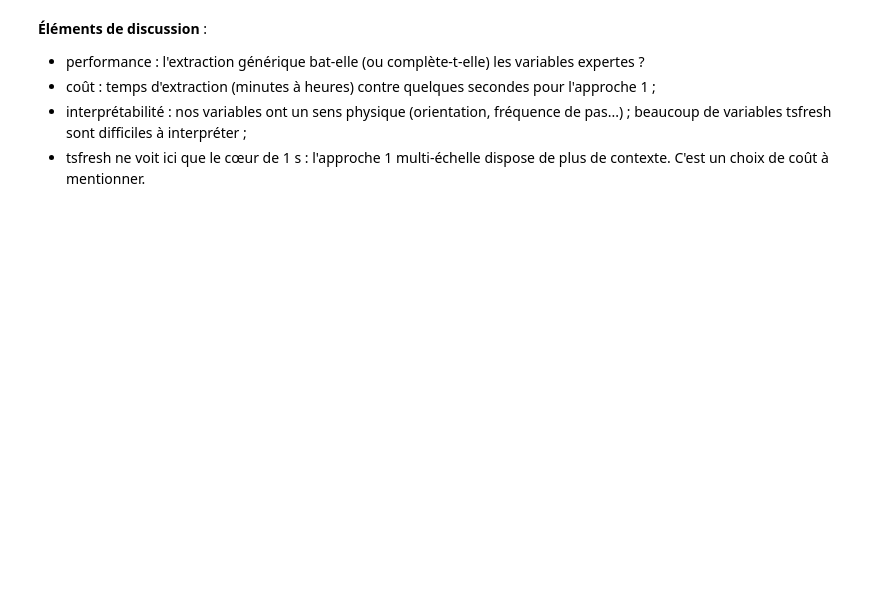
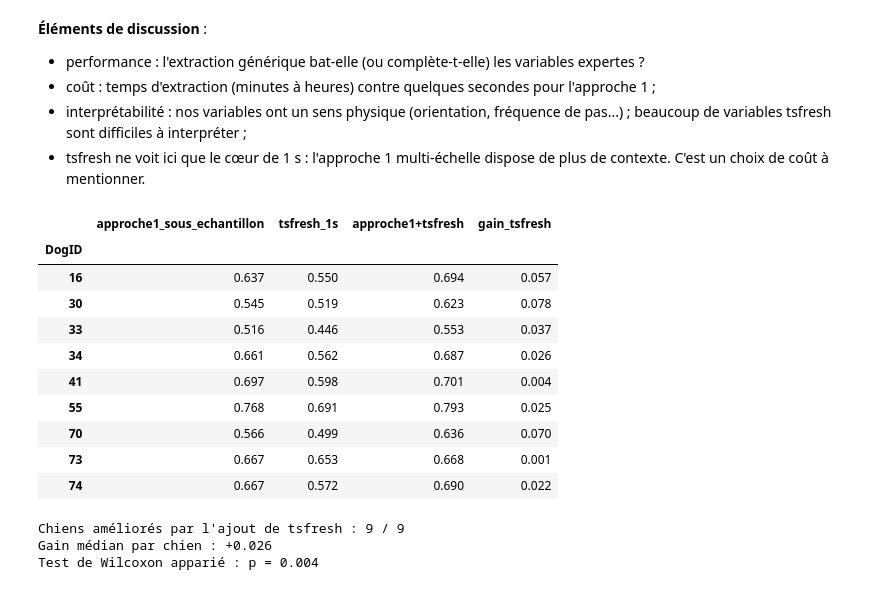
Before and after one commit to aporchet/dog-behavior-analysis, a Jupyter notebook: notebooks/06_comparaison_tsfresh.ipynb, the cells around one changed output. Drawn from its saved outputs; the diff is of its cells as text; code cells hidden in the pictures; blank space fills up the shorter version.

```diff
--- a/notebooks/06_comparaison_tsfresh.ipynb
+++ b/notebooks/06_comparaison_tsfresh.ipynb
@@ -140,3 +202,33 @@ print(f"tsfresh : {len(retenues)} variables retenues par la sélection. Exemples
   variables tsfresh sont difficiles à interpréter ;
 - tsfresh ne voit ici que le cœur de 1 s : l'approche 1 multi-échelle dispose de plus de contexte. C'est un
   choix de coût à mentionner.
+# %%
+from scipy.stats import wilcoxon
+
+scores = {}
+for exp, b in meilleurs.items():
+    pred, _ = modeling.predict(b, test_t)
+    scores[exp] = evaluation.per_dog_scores(test_t.assign(pred=pred)).set_index("DogID")["f1_macro"]
+par_chien = pd.DataFrame(scores)
+par_chien["gain_tsfresh"] = par_chien["approche1+tsfresh"] - par_chien["approche1_sous_echantillon"]
+display(par_chien.round(3))
+
+n_mieux = (par_chien["gain_tsfresh"] > 0).sum()
+print(f"Chiens améliorés par l'ajout de tsfresh : {n_mieux} / {len(par_chien)}")
+print(f"Gain médian par chien : {par_chien['gain_tsfresh'].median():+.3f}")
+print(f"Test de Wilcoxon apparié : p = {wilcoxon(par_chien['gain_tsfresh']).pvalue:.3f}")
+# %% [output]
+|  | approche1_sous_echantillon | tsfresh_1s | approche1+tsfresh | gain_tsfresh |
+| DogID |  |  |  |  |
+| 16 | 0.637 | 0.550 | 0.694 | 0.057 |
+| 30 | 0.545 | 0.519 | 0.623 | 0.078 |
+| 33 | 0.516 | 0.446 | 0.553 | 0.037 |
+| 34 | 0.661 | 0.562 | 0.687 | 0.026 |
+| 41 | 0.697 | 0.598 | 0.701 | 0.004 |
+| 55 | 0.768 | 0.691 | 0.793 | 0.025 |
+| 70 | 0.566 | 0.499 | 0.636 | 0.070 |
+| 73 | 0.667 | 0.653 | 0.668 | 0.001 |
+| 74 | 0.667 | 0.572 | 0.690 | 0.022 |
+Chiens améliorés par l'ajout de tsfresh : 9 / 9
+Gain médian par chien : +0.026
+Test de Wilcoxon apparié : p = 0.004
```
Also changed, not shown: parts of 7 cells of this notebook, 8 other files.
